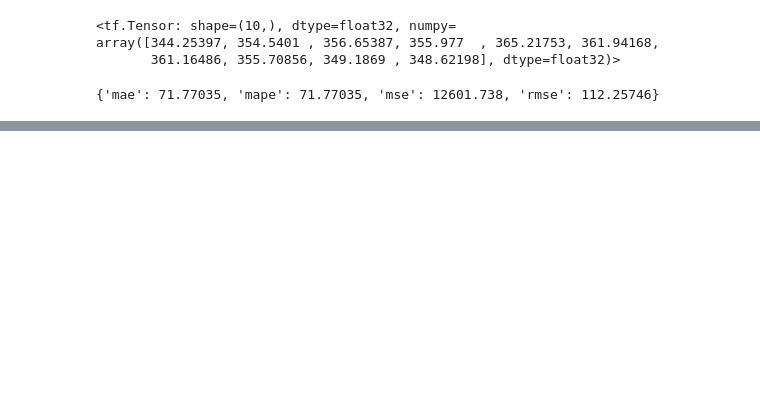
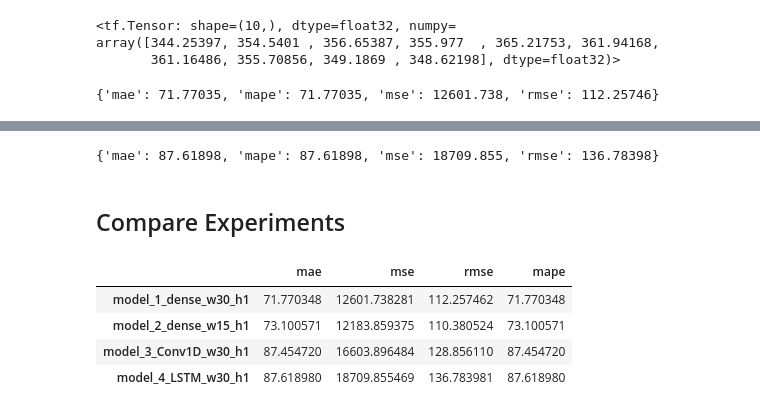
Before and after one commit to schauppi/Udemy_TensorFlow_Developer, a Jupyter notebook: Exam_preparation/Time_series_forecasting_eth_price.ipynb, the cells around one changed output, grey strips where cells are left out. Drawn from its saved outputs; the diff is of its cells as text; code cells hidden in the pictures; blank space fills up the shorter version.

```diff
--- a/Exam_preparation/Time_series_forecasting_eth_price.ipynb
+++ b/Exam_preparation/Time_series_forecasting_eth_price.ipynb
@@ -305,0 +447,4 @@ model_1_results
+# %%
+#Evaluate results
+model_3_results = evaluate_preds(tf.squeeze(test_labels), model_3_preds)
+model_3_results
@@ -305,0 +499,4 @@ model_1_results
+# %%
+#Load best model
+model_4 = tf.keras.models.load_model("model_experiments/model_4_LSTM/")
+model_4.evaluate(test_windows, test_labels)
@@ -305,0 +506,23 @@ model_1_results
+# %%
+#Get forecast predictions
+model_4_preds = make_preds(model_4, test_windows)
+# %%
+#Evaluate on forecast predictions
+model_4_results = evaluate_preds(tf.squeeze(test_labels), model_4_preds)
+model_4_results
+# %% [output]
+{'mae': 87.61898, 'mape': 87.61898, 'mse': 18709.855, 'rmse': 136.78398}
+# %% [markdown]
+## Compare Experiments
+# %%
+model_results = pd.DataFrame({"model_1_dense_w30_h1": model_1_results,
+                              "model_2_dense_w15_h1": model_2_results,
+                              "model_3_Conv1D_w30_h1": model_3_results,
+                              "model_4_LSTM_w30_h1": model_4_results}).T
+model_results
+# %% [output]
+|  | mae | mse | rmse | mape |
+| model_1_dense_w30_h1 | 71.770348 | 12601.738281 | 112.257462 | 71.770348 |
+| model_2_dense_w15_h1 | 73.100571 | 12183.859375 | 110.380524 | 73.100571 |
+| model_3_Conv1D_w30_h1 | 87.454720 | 16603.896484 | 128.856110 | 87.454720 |
+| model_4_LSTM_w30_h1 | 87.618980 | 18709.855469 | 136.783981 | 87.618980 |
```
Also changed, not shown: parts of 32 cells of this notebook.
